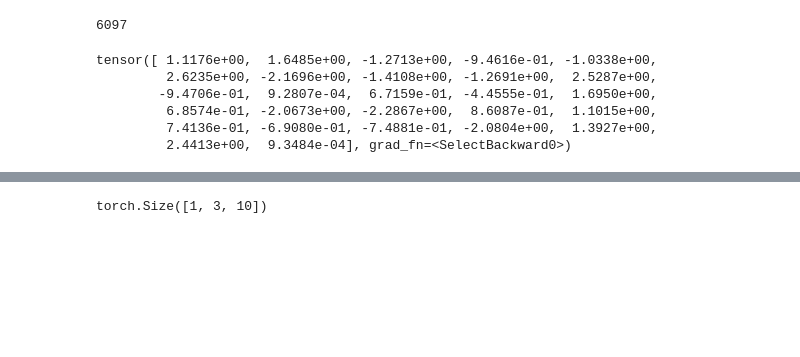
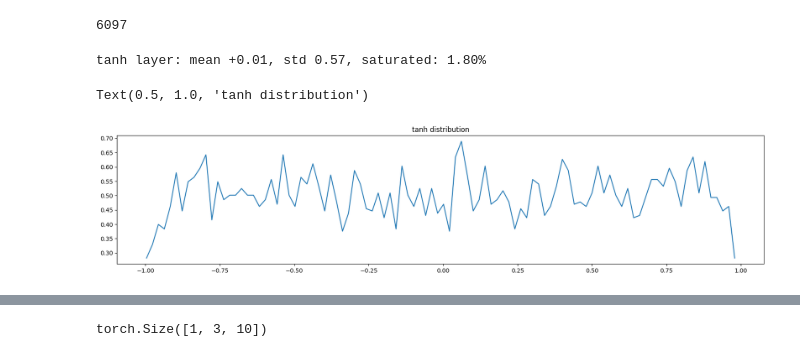
Before and after one commit to alako/makemore, a Jupyter notebook: makemore_part2_mlp.ipynb, the cells around one changed output, grey strips where cells are left out. Saved outputs shown, nothing was run; the diff lists cells and outputs as text; code cells hidden in the pictures; blank space fills up the shorter version.

```diff
--- a/makemore_part2_mlp.ipynb
+++ b/makemore_part2_mlp.ipynb
@@ -216,15 +214,17 @@ for i in range(200000):
   lossi.append(loss.log10().item())
 
   #print(loss.item())
-# %%
-logits[0]
-# %% [output]
-tensor([ 1.1176e+00,  1.6485e+00, -1.2713e+00, -9.4616e-01, -1.0338e+00,
-         2.6235e+00, -2.1696e+00, -1.4108e+00, -1.2691e+00,  2.5287e+00,
-        -9.4706e-01,  9.2807e-04,  6.7159e-01, -4.4555e-01,  1.6950e+00,
-         6.8574e-01, -2.0673e+00, -2.2867e+00,  8.6087e-01,  1.1015e+00,
-         7.4136e-01, -6.9080e-01, -7.4881e-01, -2.0804e+00,  1.3927e+00,
-         2.4413e+00,  9.3484e-04], grad_fn=<SelectBackward0>)
+# %%
+# visualize histograms
+plt.figure(figsize=(20, 4)) # width and height of the plot
+print('tanh layer: mean %+.2f, std %.2f, saturated: %.2f%%' % (h.mean(), h.std(), (h.abs() > 0.97).float().mean()*100))
+hy, hx = torch.histogram(h, density=True)
+plt.plot(hx[:-1].detach(), hy.detach())
+plt.title('tanh distribution')
+# %% [output]
+tanh layer: mean +0.01, std 0.57, saturated: 1.80%
+Text(0.5, 1.0, 'tanh distribution')
+[figure, added]
 # %%
 plt.plot(stepi, lossi)
 # %% [output]
```
Also changed, not shown: parts of 11 cells of this notebook.
